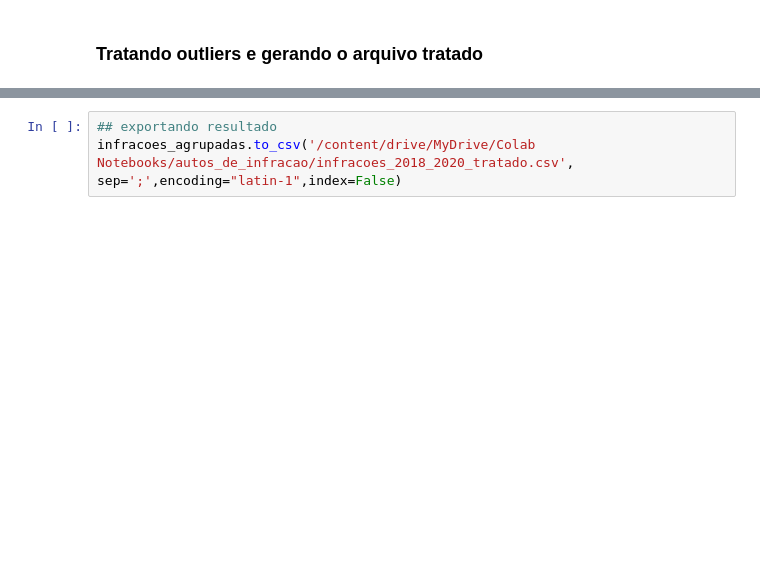
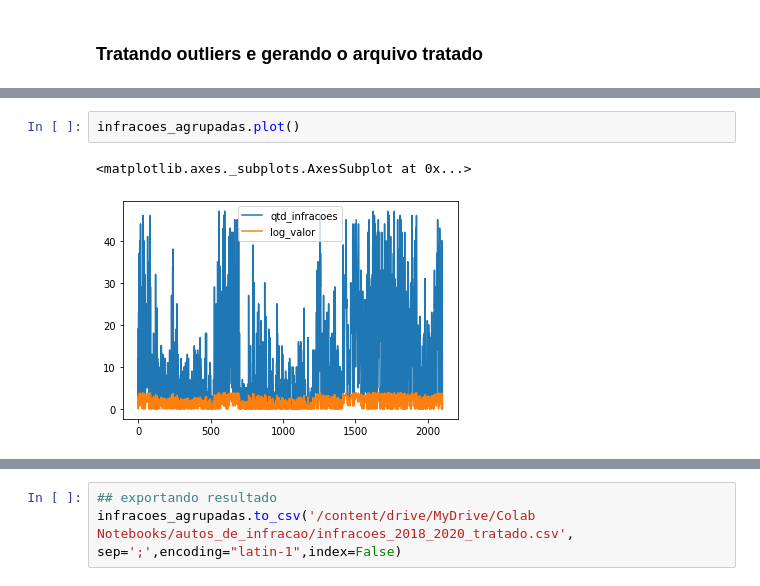
Before and after one commit to yusam/mead2, a Jupyter notebook: autos_de_infracao.ipynb, the cells around one changed output, grey strips where cells are left out. Cells and saved outputs as stored; diff of their text form; blank space fills up the shorter version.

```diff
--- a/autos_de_infracao.ipynb
+++ b/autos_de_infracao.ipynb
@@ -719,3 +734,8 @@ plt.show()
+# %%
+infracoes_agrupadas.plot()
+# %% [output]
+<matplotlib.axes._subplots.AxesSubplot at 0x...>
+[figure, added]
 # %%
 print(infracoes_agrupadas.shape)
 # %% [output]
```
Also changed, not shown: parts of 9 cells of this notebook.
